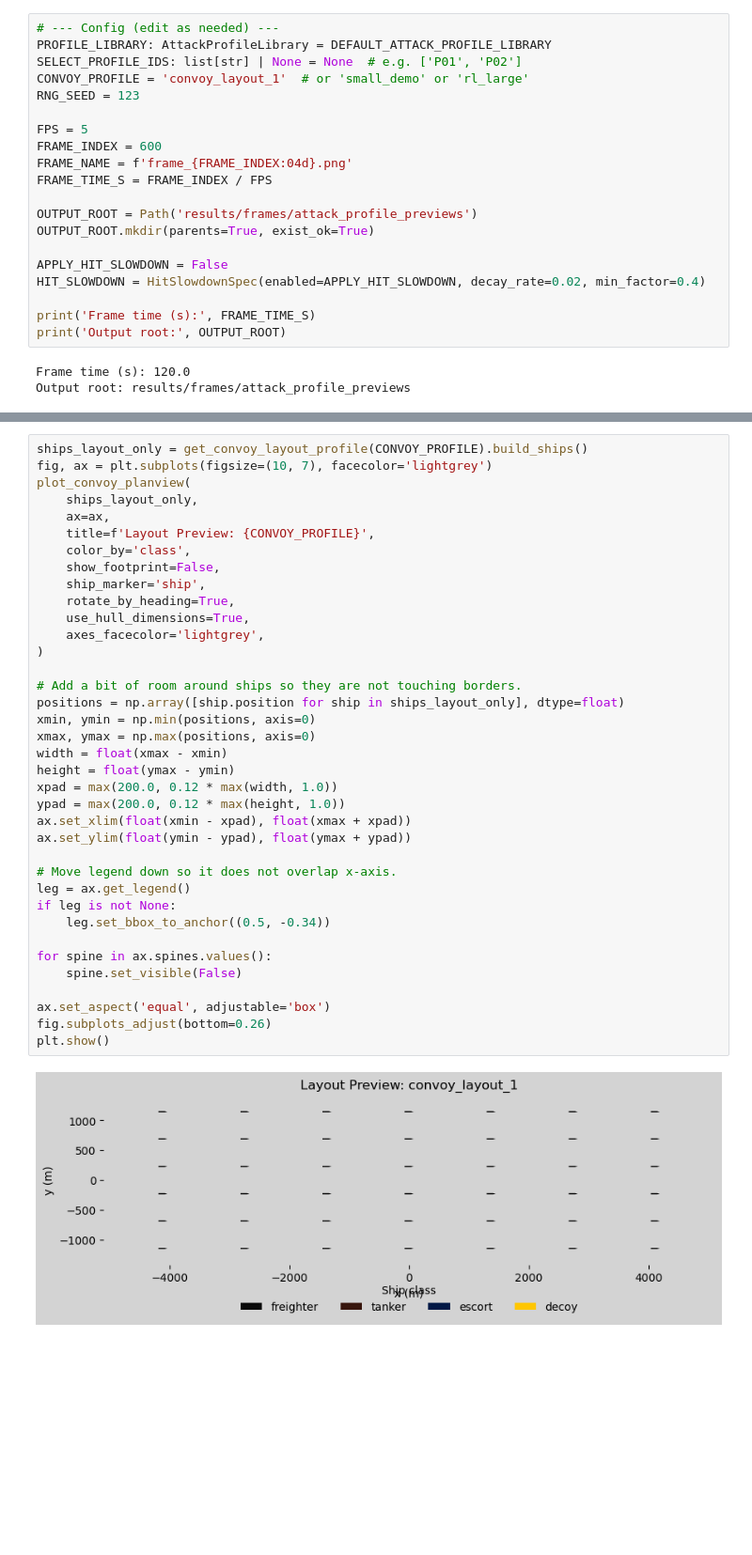
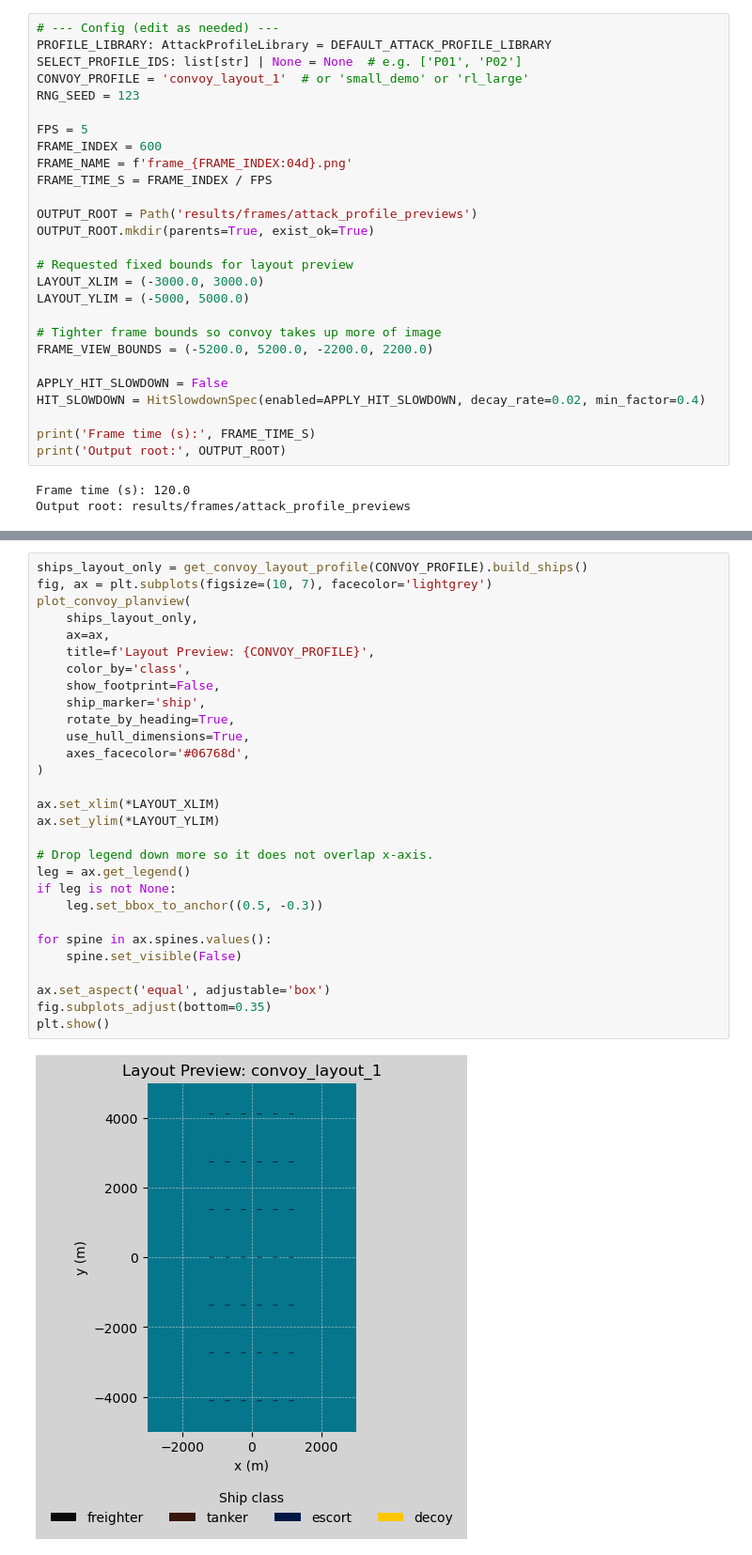
Before and after one commit to MAP9900/Convoy-Layout-Project, a Jupyter notebook: docs/notebooks/attack_profile_frame600_review.ipynb, the cells around one changed output, grey strips where cells are left out. Shown at 94% size. Saved outputs shown, nothing was run; the diff lists cells and outputs as text; blank space fills up the shorter version.

Commit message:
Work on Visuals

```diff
--- a/docs/notebooks/attack_profile_frame600_review.ipynb
+++ b/docs/notebooks/attack_profile_frame600_review.ipynb
@@ -34,6 +36,13 @@ FRAME_TIME_S = FRAME_INDEX / FPS
 OUTPUT_ROOT = Path('results/frames/attack_profile_previews')
 OUTPUT_ROOT.mkdir(parents=True, exist_ok=True)
 
+# Requested fixed bounds for layout preview
+LAYOUT_XLIM = (-3000.0, 3000.0)
+LAYOUT_YLIM = (-5000, 5000.0)
+
+# Tighter frame bounds so convoy takes up more of image
+FRAME_VIEW_BOUNDS = (-5200.0, 5200.0, -2200.0, 2200.0)
+
 APPLY_HIT_SLOWDOWN = False
 HIT_SLOWDOWN = HitSlowdownSpec(enabled=APPLY_HIT_SLOWDOWN, decay_rate=0.02, min_factor=0.4)
 
@@ -49,42 +58,34 @@ Layout-only view using existing `plot_convoy_planview` with extra margin and low
 # %%
 ships_layout_only = get_convoy_layout_profile(CONVOY_PROFILE).build_ships()
 fig, ax = plt.subplots(figsize=(10, 7), facecolor='lightgrey')
 plot_convoy_planview(
     ships_layout_only,
     ax=ax,
     title=f'Layout Preview: {CONVOY_PROFILE}',
     color_by='class',
     show_footprint=False,
     ship_marker='ship',
     rotate_by_heading=True,
     use_hull_dimensions=True,
-    axes_facecolor='lightgrey',
+    axes_facecolor='#06768d',
 )
 
-# Add a bit of room around ships so they are not touching borders.
-positions = np.array([ship.position for ship in ships_layout_only], dtype=float)
-xmin, ymin = np.min(positions, axis=0)
-xmax, ymax = np.max(positions, axis=0)
-width = float(xmax - xmin)
-height = float(ymax - ymin)
-xpad = max(200.0, 0.12 * max(width, 1.0))
-ypad = max(200.0, 0.12 * max(height, 1.0))
-ax.set_xlim(float(xmin - xpad), float(xmax + xpad))
-ax.set_ylim(float(ymin - ypad), float(ymax + ypad))
+ax.set_xlim(*LAYOUT_XLIM)
+ax.set_ylim(*LAYOUT_YLIM)
 
-# Move legend down so it does not overlap x-axis.
+# Drop legend down more so it does not overlap x-axis.
 leg = ax.get_legend()
 if leg is not None:
-    leg.set_bbox_to_anchor((0.5, -0.34))
+    leg.set_bbox_to_anchor((0.5, -0.3))
 
 for spine in ax.spines.values():
     spine.set_visible(False)
 
 ax.set_aspect('equal', adjustable='box')
-fig.subplots_adjust(bottom=0.26)
+fig.subplots_adjust(bottom=0.35)
 plt.show()
 # %% [output]
-[figure, old version]
+[figure, new version]
 # %%
 def _build_demo_dynamics(ships_t0, t_end_s: float):
     formation = ConvoyFormation(
```
Also changed, not shown: parts of 4 cells of this notebook, 2 other files.
